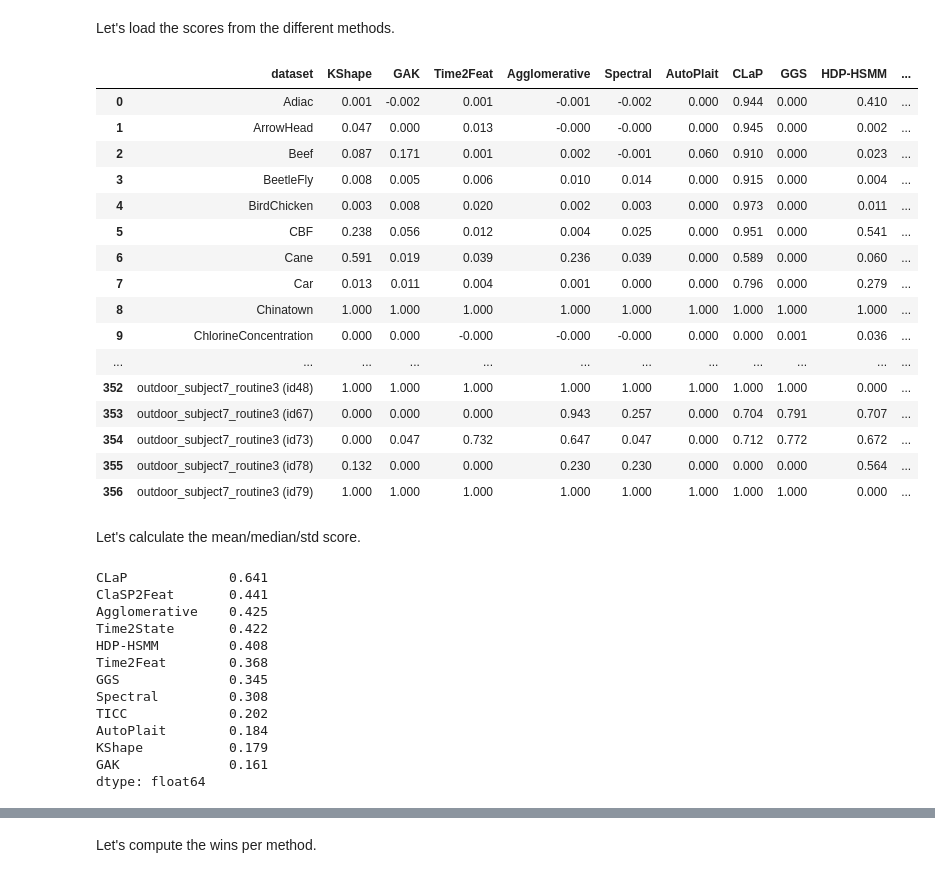
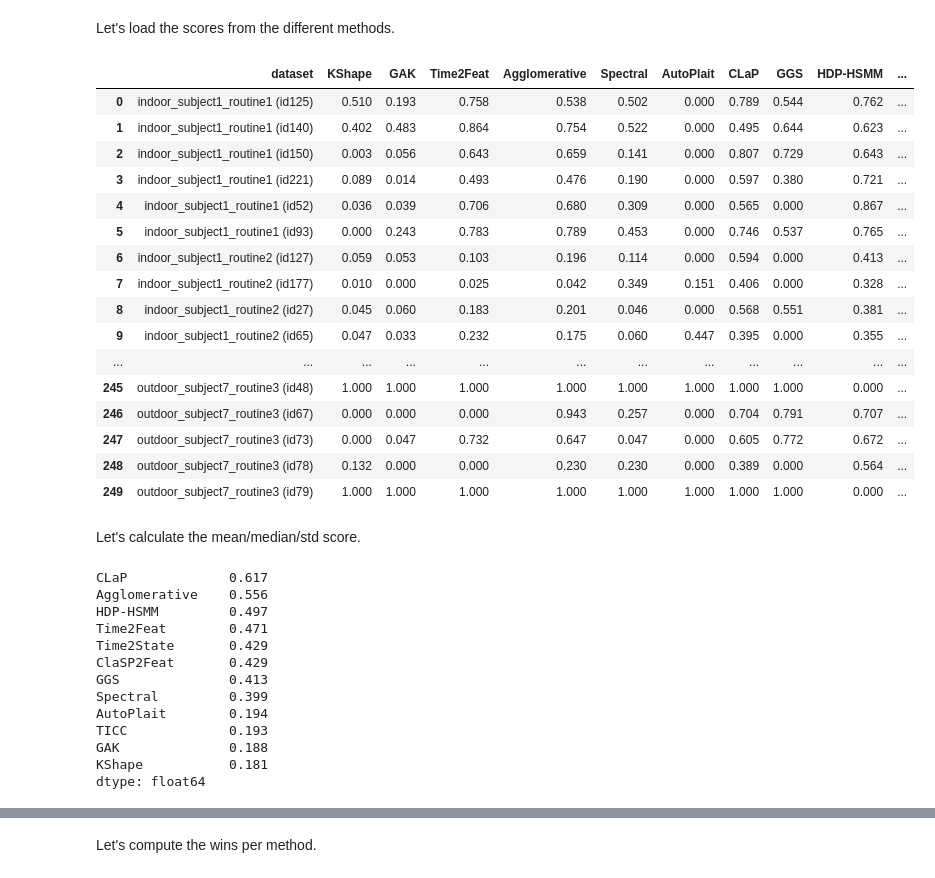
Before and after one commit to ermshaua/classification-label-profile, a Jupyter notebook: notebooks/comparative_analysis/clustering_competitor_combined.ipynb, the cells around one changed output, grey strips where cells are left out. Saved outputs shown, nothing was run; the diff lists cells and outputs as text; code cells hidden in the pictures.

```diff
--- a/notebooks/comparative_analysis/clustering_competitor_combined.ipynb
+++ b/notebooks/comparative_analysis/clustering_competitor_combined.ipynb
@@ -36,72 +38,68 @@ Let's load the scores from the different methods.
 c1 = ["KShape", "GAK", "Time2Feat", "Agglomerative", "Spectral"]
 c2 = ["AutoPlait", "CLaP", "GGS", "HDP-HSMM", "TICC", "Time2State", "ClaSP2Feat"]
 
-datasets = ["TSSB", "UTSA", "HAS"] #
+datasets = ["HAS"] # "TSSB", "UTSA",
 methods, dfs = list(), list()
 
 for candidate_name in c1:
     methods.append((candidate_name, "clustering", f"{candidate_name}.csv.gz"))
 
 for candidate_name in c2:
     methods.append((candidate_name, "state_detection", f"{candidate_name}.csv.gz"))
 
 for idx, (name, comp_type, file_name) in enumerate(methods):
     df = []
 
     for d in datasets:
         df.append(pd.read_csv(f"../../experiments/{comp_type}/{d}_{file_name}", compression="gzip")) # usecols=["dataset", eval_score],
 
     df = pd.concat(df)
     df.sort_values(by="dataset", inplace=True)
     dfs.append((name, df))
 
 df_scores = pd.DataFrame()
 
 for name, df in dfs:
     df_scores["dataset"] = df.dataset
-
-    try:
-        df_scores[name] = df[eval_score]
-    except:
-        df_scores[name] = df["ami"]
+    df_scores[name] = df[eval_score]
 
 df_scores.reset_index(drop=True, inplace=True)
 df_scores
 # %% [output]
 |  | dataset | KShape | GAK | Time2Feat | Agglomerative | Spectral | AutoPlait | CLaP | GGS | HDP-HSMM | ... |
-| 0 | Adiac | 0.001 | -0.002 | 0.001 | -0.001 | -0.002 | 0.000 | 0.944 | 0.000 | 0.410 | ... |
-| 1 | ArrowHead | 0.047 | 0.000 | 0.013 | -0.000 | -0.000 | 0.000 | 0.945 | 0.000 | 0.002 | ... |
-| 2 | Beef | 0.087 | 0.171 | 0.001 | 0.002 | -0.001 | 0.060 | 0.910 | 0.000 | 0.023 | ... |
-| 3 | BeetleFly | 0.008 | 0.005 | 0.006 | 0.010 | 0.014 | 0.000 | 0.915 | 0.000 | 0.004 | ... |
-| 4 | BirdChicken | 0.003 | 0.008 | 0.020 | 0.002 | 0.003 | 0.000 | 0.973 | 0.000 | 0.011 | ... |
-| 5 | CBF | 0.238 | 0.056 | 0.012 | 0.004 | 0.025 | 0.000 | 0.951 | 0.000 | 0.541 | ... |
-| 6 | Cane | 0.591 | 0.019 | 0.039 | 0.236 | 0.039 | 0.000 | 0.589 | 0.000 | 0.060 | ... |
-| 7 | Car | 0.013 | 0.011 | 0.004 | 0.001 | 0.000 | 0.000 | 0.796 | 0.000 | 0.279 | ... |
-| 8 | Chinatown | 1.000 | 1.000 | 1.000 | 1.000 | 1.000 | 1.000 | 1.000 | 1.000 | 1.000 | ... |
-| 9 | ChlorineConcentration | 0.000 | 0.000 | -0.000 | -0.000 | -0.000 | 0.000 | 0.000 | 0.001 | 0.036 | ... |
+| 0 | indoor_subject1_routine1 (id125) | 0.510 | 0.193 | 0.758 | 0.538 | 0.502 | 0.000 | 0.789 | 0.544 | 0.762 | ... |
+| 1 | indoor_subject1_routine1 (id140) | 0.402 | 0.483 | 0.864 | 0.754 | 0.522 | 0.000 | 0.495 | 0.644 | 0.623 | ... |
+| 2 | indoor_subject1_routine1 (id150) | 0.003 | 0.056 | 0.643 | 0.659 | 0.141 | 0.000 | 0.807 | 0.729 | 0.643 | ... |
+| 3 | indoor_subject1_routine1 (id221) | 0.089 | 0.014 | 0.493 | 0.476 | 0.190 | 0.000 | 0.597 | 0.380 | 0.721 | ... |
+| 4 | indoor_subject1_routine1 (id52) | 0.036 | 0.039 | 0.706 | 0.680 | 0.309 | 0.000 | 0.565 | 0.000 | 0.867 | ... |
+| 5 | indoor_subject1_routine1 (id93) | 0.000 | 0.243 | 0.783 | 0.789 | 0.453 | 0.000 | 0.746 | 0.537 | 0.765 | ... |
+| 6 | indoor_subject1_routine2 (id127) | 0.059 | 0.053 | 0.103 | 0.196 | 0.114 | 0.000 | 0.594 | 0.000 | 0.413 | ... |
+| 7 | indoor_subject1_routine2 (id177) | 0.010 | 0.000 | 0.025 | 0.042 | 0.349 | 0.151 | 0.406 | 0.000 | 0.328 | ... |
+| 8 | indoor_subject1_routine2 (id27) | 0.045 | 0.060 | 0.183 | 0.201 | 0.046 | 0.000 | 0.568 | 0.551 | 0.381 | ... |
+| 9 | indoor_subject1_routine2 (id65) | 0.047 | 0.033 | 0.232 | 0.175 | 0.060 | 0.447 | 0.395 | 0.000 | 0.355 | ... |
 | ... | ... | ... | ... | ... | ... | ... | ... | ... | ... | ... | ... |
-| 352 | outdoor_subject7_routine3 (id48) | 1.000 | 1.000 | 1.000 | 1.000 | 1.000 | 1.000 | 1.000 | 1.000 | 0.000 | ... |
-| 353 | outdoor_subject7_routine3 (id67) | 0.000 | 0.000 | 0.000 | 0.943 | 0.257 | 0.000 | 0.704 | 0.791 | 0.707 | ... |
-| 354 | outdoor_subject7_routine3 (id73) | 0.000 | 0.047 | 0.732 | 0.647 | 0.047 | 0.000 | 0.712 | 0.772 | 0.672 | ... |
-| 355 | outdoor_subject7_routine3 (id78) | 0.132 | 0.000 | 0.000 | 0.230 | 0.230 | 0.000 | 0.000 | 0.000 | 0.564 | ... |
-| 356 | outdoor_subject7_routine3 (id79) | 1.000 | 1.000 | 1.000 | 1.000 | 1.000 | 1.000 | 1.000 | 1.000 | 0.000 | ... |
+| 245 | outdoor_subject7_routine3 (id48) | 1.000 | 1.000 | 1.000 | 1.000 | 1.000 | 1.000 | 1.000 | 1.000 | 0.000 | ... |
+| 246 | outdoor_subject7_routine3 (id67) | 0.000 | 0.000 | 0.000 | 0.943 | 0.257 | 0.000 | 0.704 | 0.791 | 0.707 | ... |
+| 247 | outdoor_subject7_routine3 (id73) | 0.000 | 0.047 | 0.732 | 0.647 | 0.047 | 0.000 | 0.605 | 0.772 | 0.672 | ... |
+| 248 | outdoor_subject7_routine3 (id78) | 0.132 | 0.000 | 0.000 | 0.230 | 0.230 | 0.000 | 0.389 | 0.000 | 0.564 | ... |
+| 249 | outdoor_subject7_routine3 (id79) | 1.000 | 1.000 | 1.000 | 1.000 | 1.000 | 1.000 | 1.000 | 1.000 | 0.000 | ... |
 # %% [markdown]
 Let's calculate the mean/median/std score.
 # %%
 df_scores.iloc[:,1:].mean(axis=0).sort_values(ascending=False).round(3)
 # %% [output]
-CLaP             0.641
-ClaSP2Feat       0.441
-Agglomerative    0.425
-Time2State       0.422
-HDP-HSMM         0.408
-Time2Feat        0.368
-GGS              0.345
-Spectral         0.308
-TICC             0.202
-AutoPlait        0.184
-KShape           0.179
-GAK              0.161
+CLaP             0.617
+Agglomerative    0.556
+HDP-HSMM         0.497
+Time2Feat        0.471
+Time2State       0.429
+ClaSP2Feat       0.429
+GGS              0.413
+Spectral         0.399
+AutoPlait        0.194
+TICC             0.193
+GAK              0.188
+KShape           0.181
 dtype: float64
 # %%
 df_scores.iloc[:,1:].median(axis=0).sort_values(ascending=False).round(3)
```
Also changed, not shown: parts of 9 cells of this notebook, 43 other files.
